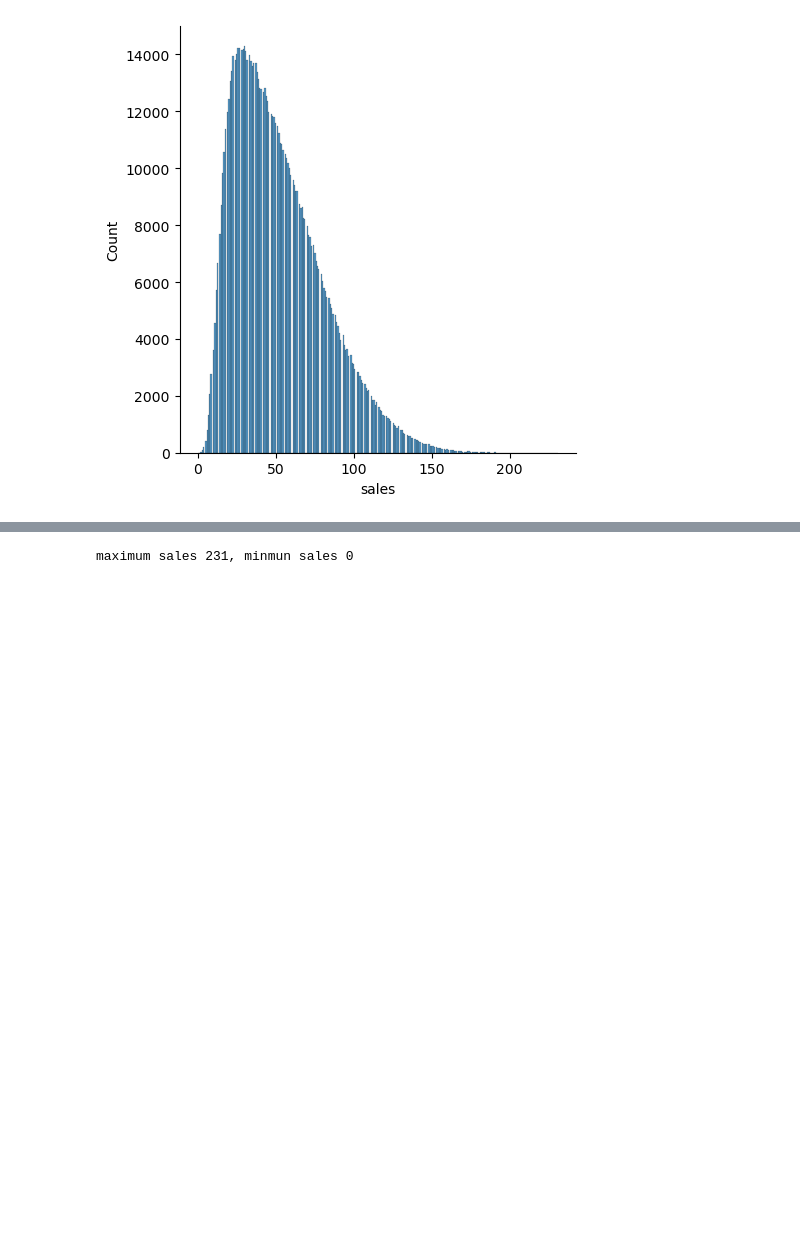
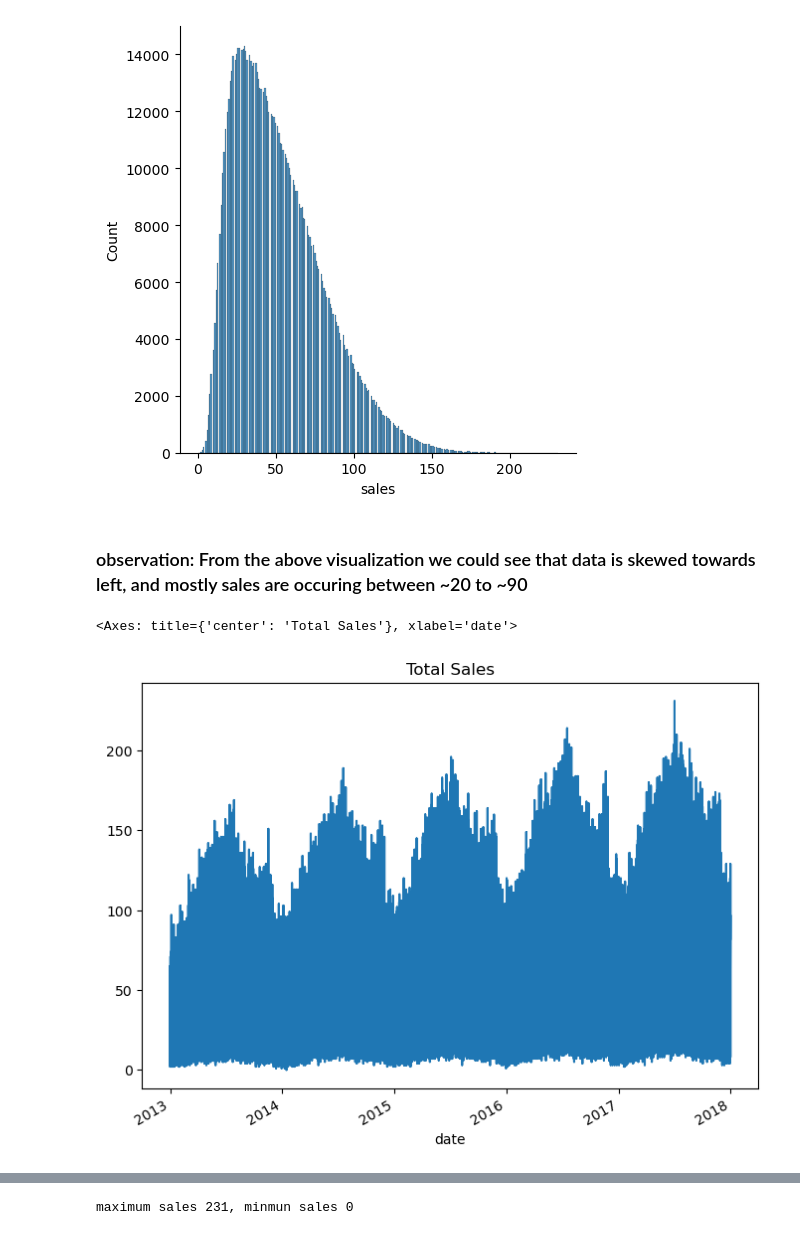
Before and after one commit to t95532/Prudent-consulting, a Jupyter notebook: Hackthon (1).ipynb, the cells around one changed output, grey strips where cells are left out. Drawn from its saved outputs; the diff is of its cells as text; code cells hidden in the pictures; blank space fills up the shorter version.

```diff
--- a/Hackthon (1).ipynb
+++ b/Hackthon (1).ipynb
@@ -153,3 +248,12 @@ sns.displot(data['sales'])
 # %% [output]
 <seaborn.axisgrid.FacetGrid at 0x...>
 [figure]
+# %% [markdown]
+### observation: From the above visualization we could see that data is skewed towards left, and mostly sales are occuring between ~20 to ~90
+# %%
+plt.figure(figsize=(8,6))
+plt.title('Total Sales',loc = 'center')
+data['sales'].plot()
+# %% [output]
+<Axes: title={'center': 'Total Sales'}, xlabel='date'>
+[figure, added]
```
Also changed, not shown: parts of 129 cells of this notebook.
